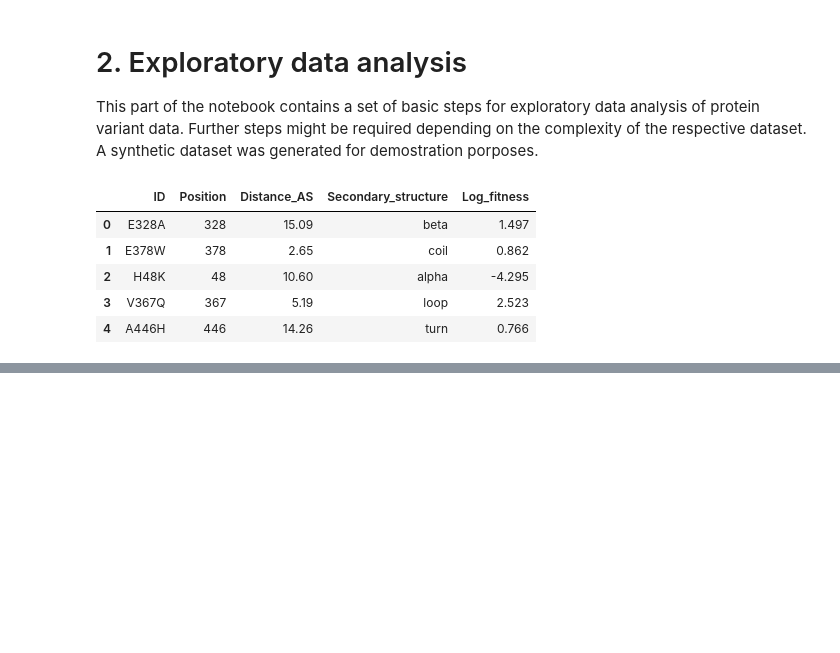
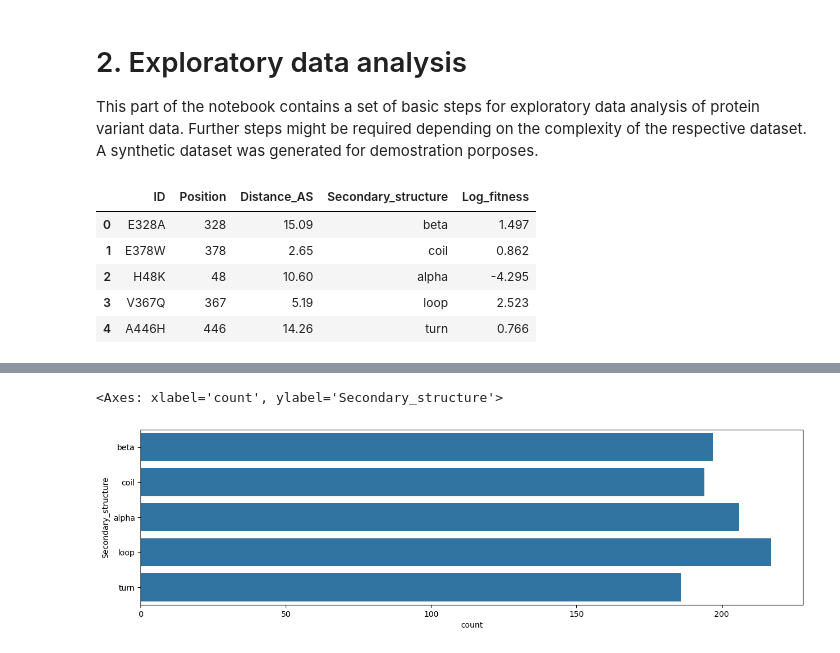
Before and after one commit to FabioHerrera97/Protein_Engineering_Code_Center, a Jupyter notebook: Tutorials/Prepare_and_Explore_data.ipynb, the cells around one changed output, grey strips where cells are left out. Cells and saved outputs as stored; diff of their text form; code cells hidden in the pictures; blank space fills up the shorter version.

```diff
--- a/Tutorials/Prepare_and_Explore_data.ipynb
+++ b/Tutorials/Prepare_and_Explore_data.ipynb
@@ -98,0 +177,6 @@ data.head()
+# %%
+plt.figure(figsize=(15, 4))
+sns.countplot(data['Secondary_structure'])
+# %% [output]
+<Axes: xlabel='count', ylabel='Secondary_structure'>
+[figure, added]
```
Also changed, not shown: parts of 9 cells of this notebook.
